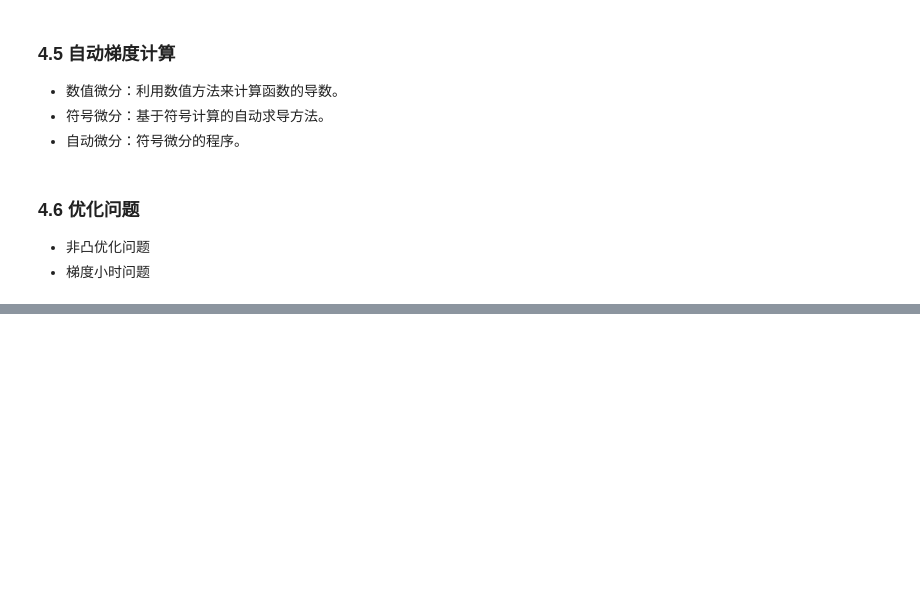
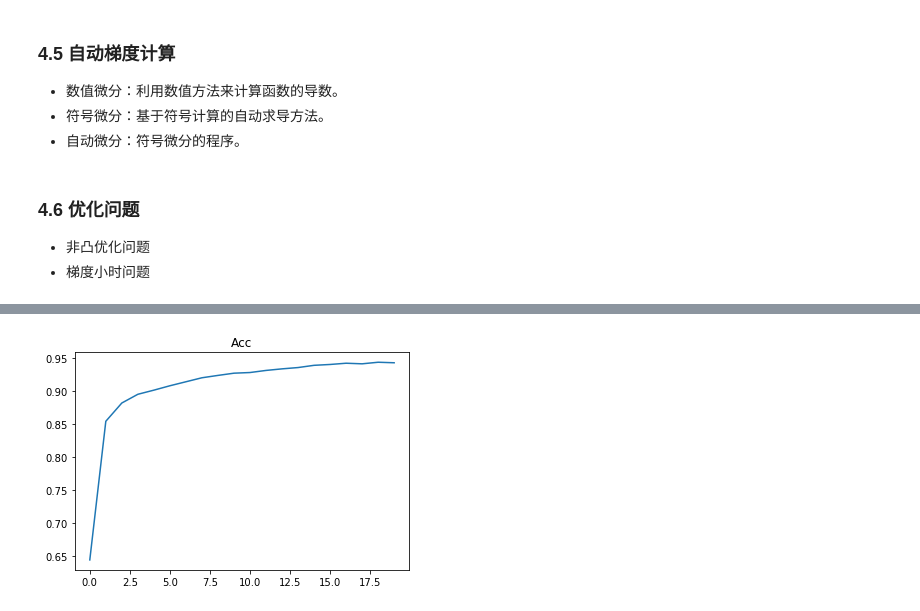
Before and after one commit to zemtt/DeepLearning, a Jupyter notebook: 第04章 前馈神经网络.ipynb, the cells around one changed output, grey strips where cells are left out. Cells and saved outputs as stored; diff of their text form; code cells hidden in the pictures; blank space fills up the shorter version.

```diff
--- a/第04章 前馈神经网络.ipynb
+++ b/第04章 前馈神经网络.ipynb
@@ -118,6 +119,8 @@ criterion = nn.CrossEntropyLoss()
 optimizer = torch.optim.SGD(model.parameters(), lr=learning_rate)
 # %%
 # 训练过程
+acc = []
+
 for epoch in range(num_epochs):
     print('*' * 10)
     print(f'epoch {epoch+1}')
@@ -139,9 +142,9 @@ for epoch in range(num_epochs):
         loss.backward()
         optimizer.step()
 
-        if i % 300 == 0:
-            print(f'[{epoch+1}/{num_epochs}] Loss: {running_loss/i:.6f}, Acc: {running_acc/i:.6f}')
-    print(f'Finish {epoch+1} epoch, Loss: {running_loss/i:.6f}, Acc: {running_acc/i:.6f}')
+        # if i % 300 == 0:
+        #     print(f'[{epoch+1}/{num_epochs}] Loss: {running_loss/i:.6f}, Acc: {running_acc/i:.6f}')
+    print(f'Train Loss: {running_loss/i:.6f}, Acc: {running_acc/i:.6f}')
     model.eval()
     eval_loss, eval_acc = .0, .0
     for data in test_loader:
@@ -156,8 +159,13 @@ for epoch in range(num_epochs):
         eval_loss += loss.item()
         _, pred = torch.max(out, 1)
         eval_acc += (pred == label).float().mean()
+    acc.append(eval_acc/len(test_loader))
     print(f'Test Loss: {eval_loss/len(test_loader):.6f}, Acc: {eval_acc/len(test_loader):.6f}\n')
 
+plt.figure()
+plt.title('Acc')
+plt.plot(range(num_epochs), acc)
+plt.show()
 # 保存模型
 torch.save(model.state_dict(), './neural_network.pth')
 # %% [output]
@@ -181,3 +189,4 @@ Test Loss: 0.147613, Acc: 0.956608
+[figure, added]
 # %%
 # 输出数据可视化
 from PIL import Image
```
Also changed, not shown: parts of 4 cells of this notebook, 1 other file.
